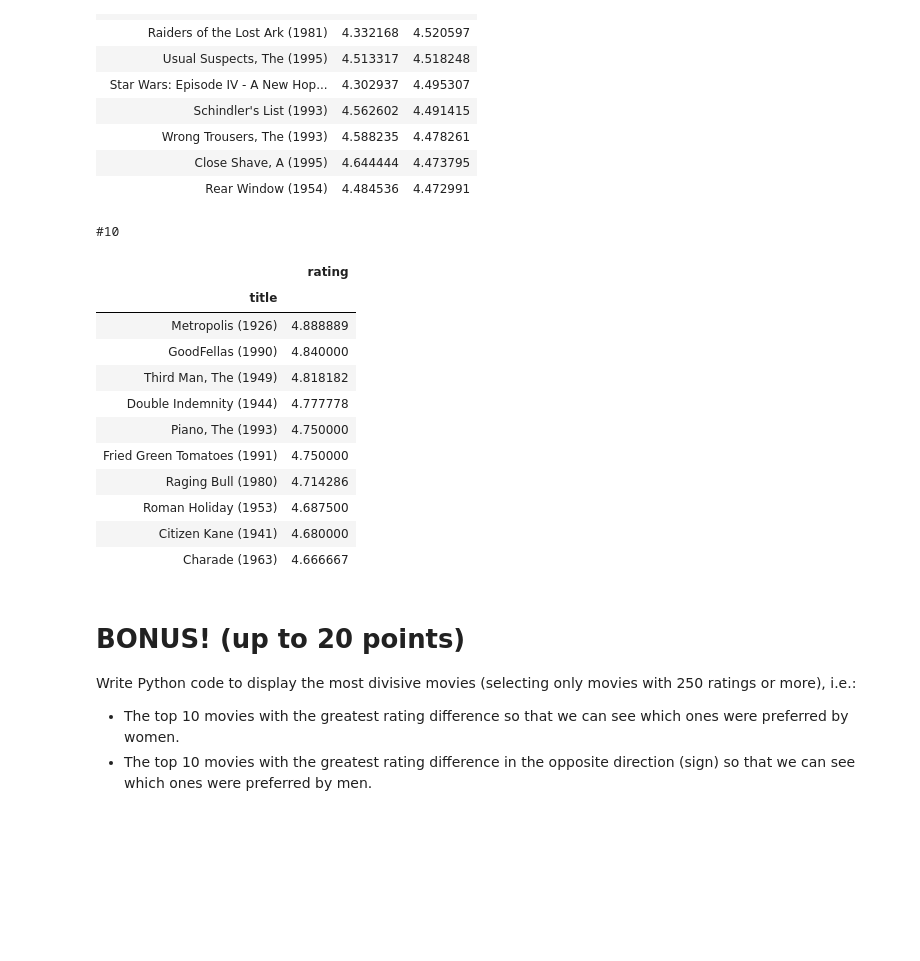
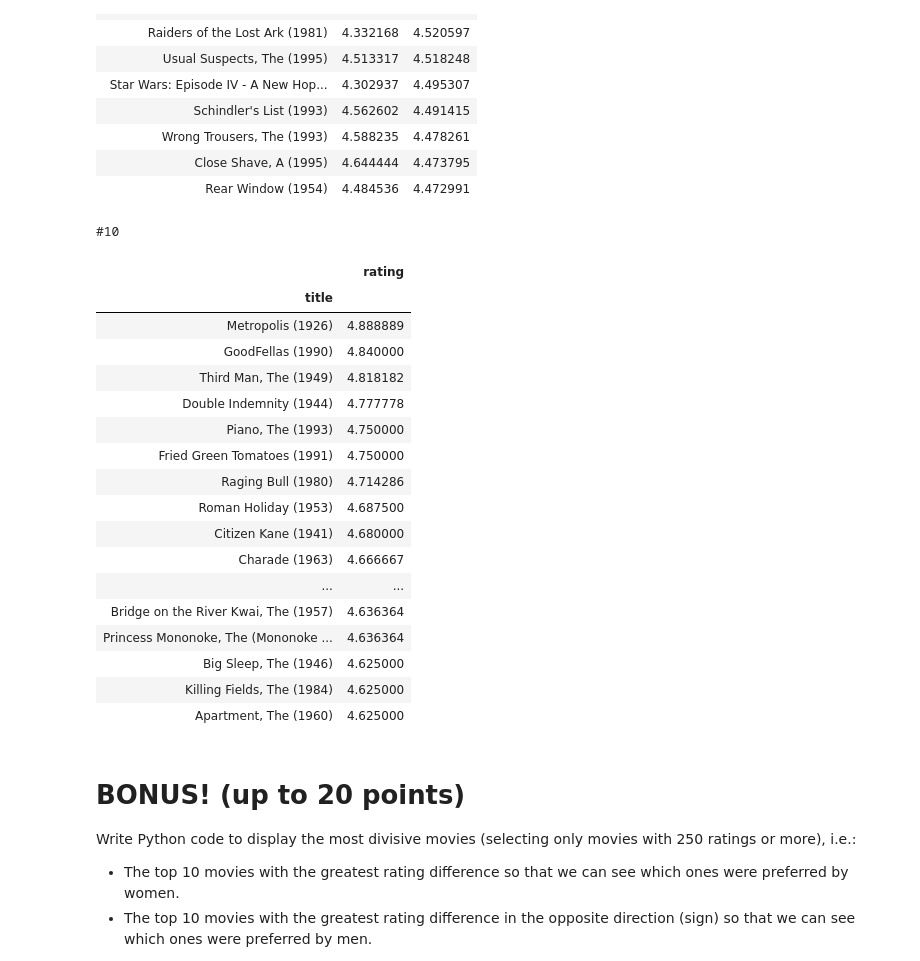
Before and after one commit to AdamCorbinFAUPhD/CAP5768-Intro-to-Data-Science, a Jupyter notebook: assignment_2/CAP5768_Assignment2_Corbin_Adam.ipynb, the cells around one changed output. Saved outputs shown, nothing was run; the diff lists cells and outputs as text; code cells hidden in the pictures; blank space fills up the shorter version.

```diff
--- a/assignment_2/CAP5768_Assignment2_Corbin_Adam.ipynb
+++ b/assignment_2/CAP5768_Assignment2_Corbin_Adam.ipynb
@@ -302,30 +305,36 @@ top_male_ratings[:10]
 # %%
 print("#10")
 
 # Steps Filter make sure movies have at least 300 movie ratings
 # Then look at ratings from people 17 and younger
 
 filtered_min_300_ratings = data.groupby("title").filter(lambda x: len(x) > 300)
 young_filtered_min_300_ratings = filtered_min_300_ratings[filtered_min_300_ratings["age"] == 1]
 
 top_young = young_filtered_min_300_ratings.pivot_table(
     'rating', index='title', aggfunc='mean')
 sorted_top_young = top_young.sort_values(by='rating', ascending=False)
-sorted_top_young.head(n=10)
+sorted_top_young.head(n=20)
 # %% [output]
 #10
 |  | rating |
 | title |  |
 | Metropolis (1926) | 4.888889 |
 | GoodFellas (1990) | 4.840000 |
 | Third Man, The (1949) | 4.818182 |
 | Double Indemnity (1944) | 4.777778 |
 | Piano, The (1993) | 4.750000 |
 | Fried Green Tomatoes (1991) | 4.750000 |
 | Raging Bull (1980) | 4.714286 |
 | Roman Holiday (1953) | 4.687500 |
 | Citizen Kane (1941) | 4.680000 |
 | Charade (1963) | 4.666667 |
+| ... | ... |
+| Bridge on the River Kwai, The (1957) | 4.636364 |
+| Princess Mononoke, The (Mononoke ... | 4.636364 |
+| Big Sleep, The (1946) | 4.625000 |
+| Killing Fields, The (1984) | 4.625000 |
+| Apartment, The (1960) | 4.625000 |
 # %% [markdown]
 # BONUS! (up to 20 points)
 
```
Also changed, not shown: parts of 6 cells of this notebook.
